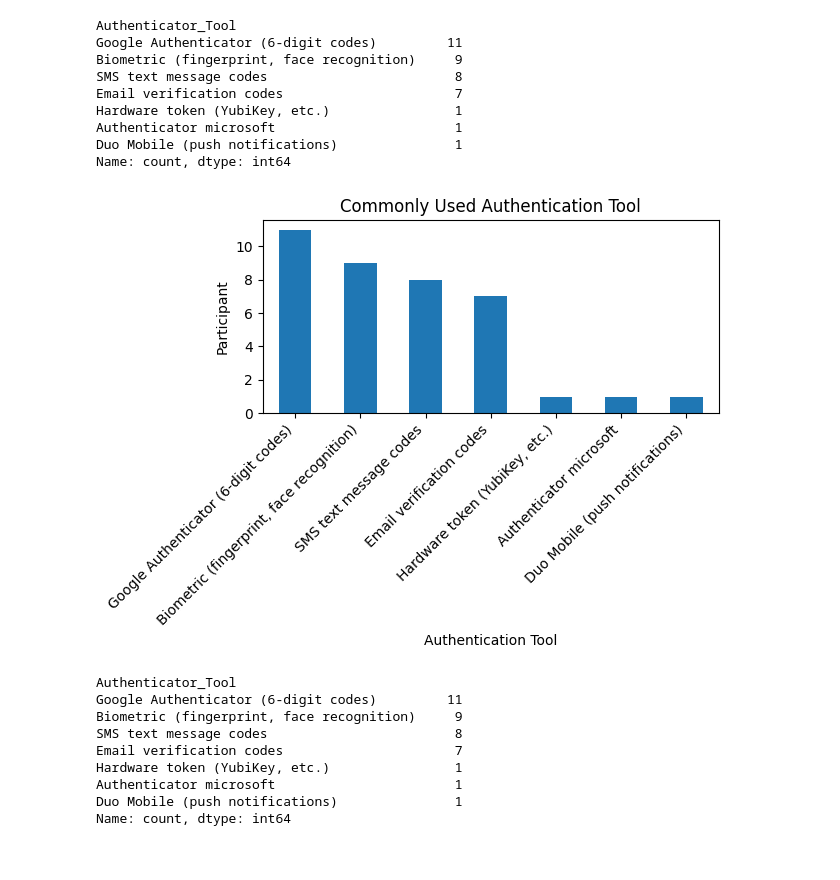
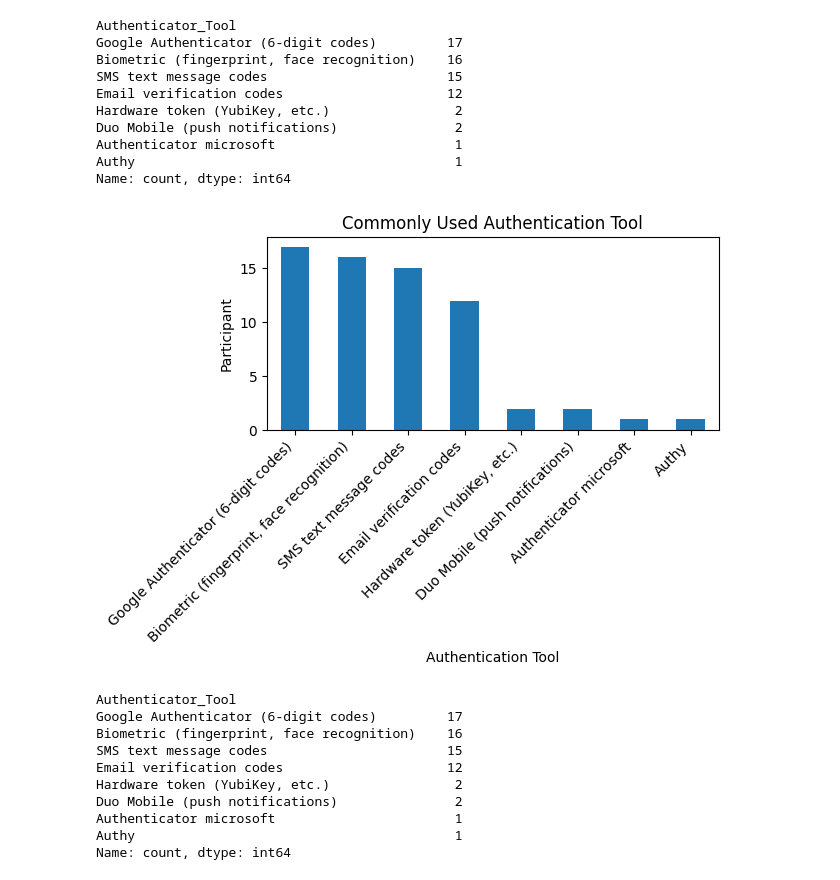
Before and after one commit to dbuiior/Auth_App_Redesign, a Jupyter notebook: data/descriptive.ipynb, the cells around one changed output. Saved outputs shown, nothing was run; the diff lists cells and outputs as text; code cells hidden in the pictures.

```diff
--- a/data/descriptive.ipynb
+++ b/data/descriptive.ipynb
@@ -3,12 +3,11 @@ import pandas as pd
 import matplotlib.pyplot as plt
 import seaborn as sns
 
+df_faba = pd.read_csv('../researcher_data_priv/faba_success.csv')
+df_duo = pd.read_csv('../researcher_data_priv/duo_success.csv')
+df_forms = pd.read_csv('../researcher_data_priv/forms.csv')
 
-df = pd.read_csv("form_1.csv")
-df_2 = pd.read_csv("form_2.csv")
-df_3 = pd.read_csv('forms.csv')
-
-df_faba = pd.read_csv('../researcher_data_priv/faba_success.csv')
-# print(df.head())
-print(df_faba)
+print(df_faba.head())
+print(df_duo.head())
+print(df_forms.head())
 # %% [output]
@@ -93,45 +42,47 @@ Text(0.5, 0, 'Participant')
 # %%
 # Common Used Authenticator
 methods_series = (
-    df_3["Authenticator_Tool"]
+    df_forms["Authenticator_Tool"]
     .dropna()
     .str.split(r",\s(?![^()]*\))")
     .explode()
     .str.strip()
 )
 
 method_counts = methods_series.value_counts()
 print(method_counts)
 
 
 plt.figure()
 method_counts.plot(kind="bar")
 plt.title("Commonly Used Authentication Tool")
 plt.xlabel("Authentication Tool")
 plt.ylabel("Participant")
 plt.xticks(rotation=45, ha="right")
 plt.tight_layout()
 plt.show()
 
 print(method_counts)
 # %% [output]
 Authenticator_Tool
-Google Authenticator (6-digit codes)         11
-Biometric (fingerprint, face recognition)     9
-SMS text message codes                        8
-Email verification codes                      7
-Hardware token (YubiKey, etc.)                1
+Google Authenticator (6-digit codes)         17
+Biometric (fingerprint, face recognition)    16
+SMS text message codes                       15
+Email verification codes                     12
+Hardware token (YubiKey, etc.)                2
+Duo Mobile (push notifications)               2
 Authenticator microsoft                       1
-Duo Mobile (push notifications)               1
+Authy                                         1
 Name: count, dtype: int64
-[figure, old version]
+[figure, new version]
 Authenticator_Tool
-Google Authenticator (6-digit codes)         11
-Biometric (fingerprint, face recognition)     9
-SMS text message codes                        8
-Email verification codes                      7
-Hardware token (YubiKey, etc.)                1
+Google Authenticator (6-digit codes)         17
+Biometric (fingerprint, face recognition)    16
+SMS text message codes                       15
+Email verification codes                     12
+Hardware token (YubiKey, etc.)                2
+Duo Mobile (push notifications)               2
 Authenticator microsoft                       1
-Duo Mobile (push notifications)               1
+Authy                                         1
 Name: count, dtype: int64
 # %%
```
Also changed, not shown: parts of 7 cells of this notebook, 3 other files.
